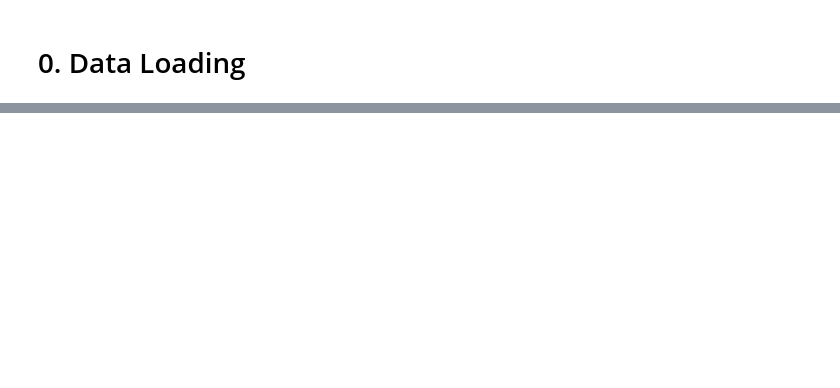
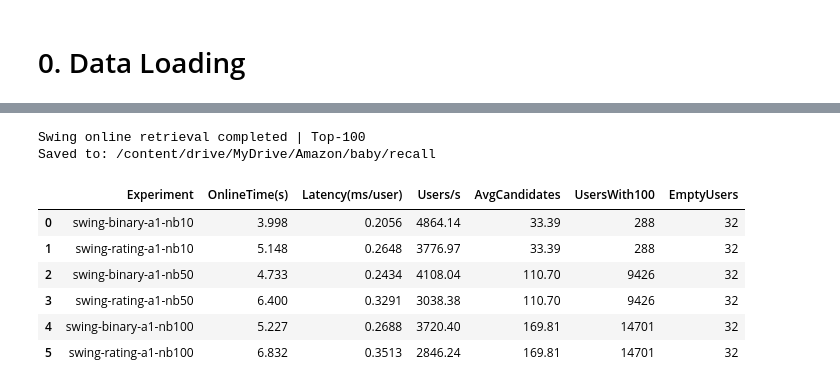
Before and after one commit to lixiang0618/RecSys-Lab, a Jupyter notebook: notebook/recsys_baseline.ipynb, the cells around one changed output, grey strips where cells are left out. Drawn from its saved outputs; the diff is of its cells as text; code cells hidden in the pictures; blank space fills up the shorter version.

```diff
--- a/notebook/recsys_baseline.ipynb
+++ b/notebook/recsys_baseline.ipynb
@@ -56,0 +580,64 @@ else:
+# %%
+import time
+import numpy as np
+import pandas as pd
+from pathlib import Path
+
+RECALL_TOPK = 100
+RECALL_DIR = data_dir / "recall"
+RECALL_DIR.mkdir(parents=True, exist_ok=True)
+
+# 1. Online retrieval and save candidates
+online_results = {}
+scored_results = {}
+online_records = []
+
+for name, model in offline_models.items():
+    recs, scored_recs, counts, elapsed = retrieve_itemcf(
+        model["R"], model["S"], topk=RECALL_TOPK
+    )
+
+    online_results[name] = recs
+    scored_results[name] = scored_recs
+
+    rows = [
+        (u, item, score, rank, name)
+        for u, items in scored_recs.items()
+        for rank, (item, score) in enumerate(items, start=1)
+    ]
+
+    recall_df = pd.DataFrame(
+        rows,
+        columns=["userID", "itemID", "score", "rank", "channel"]
+    )
+
+    recall_df.to_parquet(
+        RECALL_DIR / f"{name}.parquet",
+        index=False
+    )
+
+    online_records.append({
+        "Experiment": name,
+        "OnlineTime(s)": round(elapsed, 3),
+        "Latency(ms/user)": round(elapsed / n_users * 1000, 4),
+        "Users/s": round(n_users / elapsed, 2),
+        "AvgCandidates": round(np.mean(list(counts.values())), 2),
+        "UsersWith100": sum(c >= RECALL_TOPK for c in counts.values()),
+        "EmptyUsers": sum(c == 0 for c in counts.values())
+    })
+
+online_df = pd.DataFrame(online_records)
+
+print(f"Swing online retrieval completed | Top-{RECALL_TOPK}")
+print(f"Saved to: {RECALL_DIR}")
+display(online_df)
+# %% [output]
+Swing online retrieval completed | Top-100
+Saved to: /content/drive/MyDrive/Amazon/baby/recall
+|  | Experiment | OnlineTime(s) | Latency(ms/user) | Users/s | AvgCandidates | UsersWith100 | EmptyUsers |
+| 0 | swing-binary-a1-nb10 | 3.998 | 0.2056 | 4864.14 | 33.39 | 288 | 32 |
+| 1 | swing-rating-a1-nb10 | 5.148 | 0.2648 | 3776.97 | 33.39 | 288 | 32 |
+| 2 | swing-binary-a1-nb50 | 4.733 | 0.2434 | 4108.04 | 110.70 | 9426 | 32 |
+| 3 | swing-rating-a1-nb50 | 6.400 | 0.3291 | 3038.38 | 110.70 | 9426 | 32 |
+| 4 | swing-binary-a1-nb100 | 5.227 | 0.2688 | 3720.40 | 169.81 | 14701 | 32 |
+| 5 | swing-rating-a1-nb100 | 6.832 | 0.3513 | 2846.24 | 169.81 | 14701 | 32 |
```
Also changed, not shown: parts of 10 cells of this notebook.
